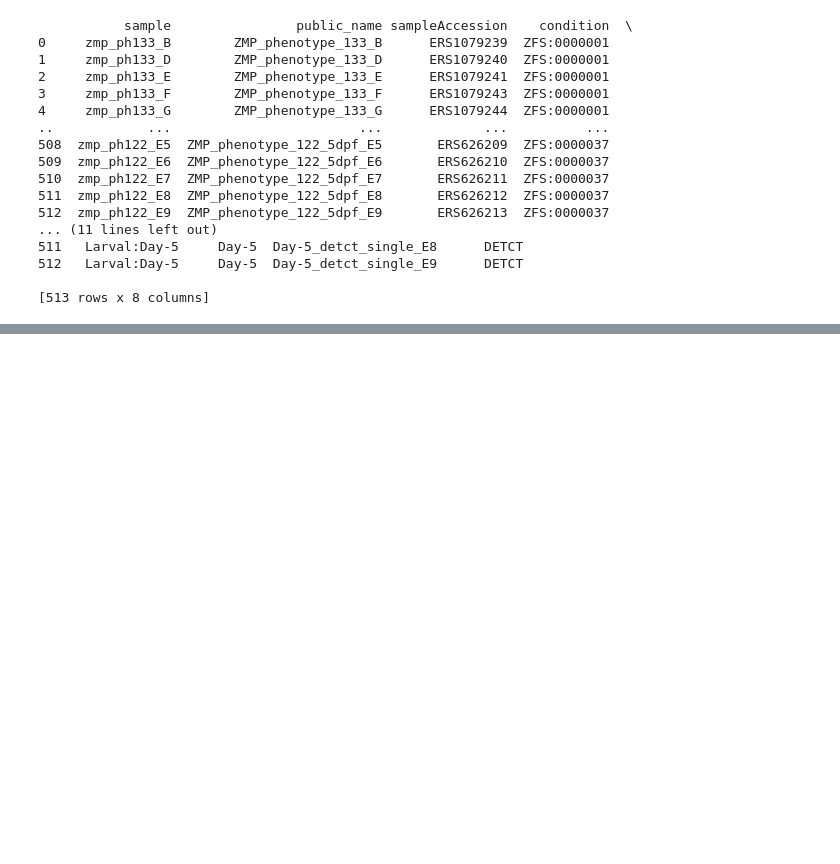
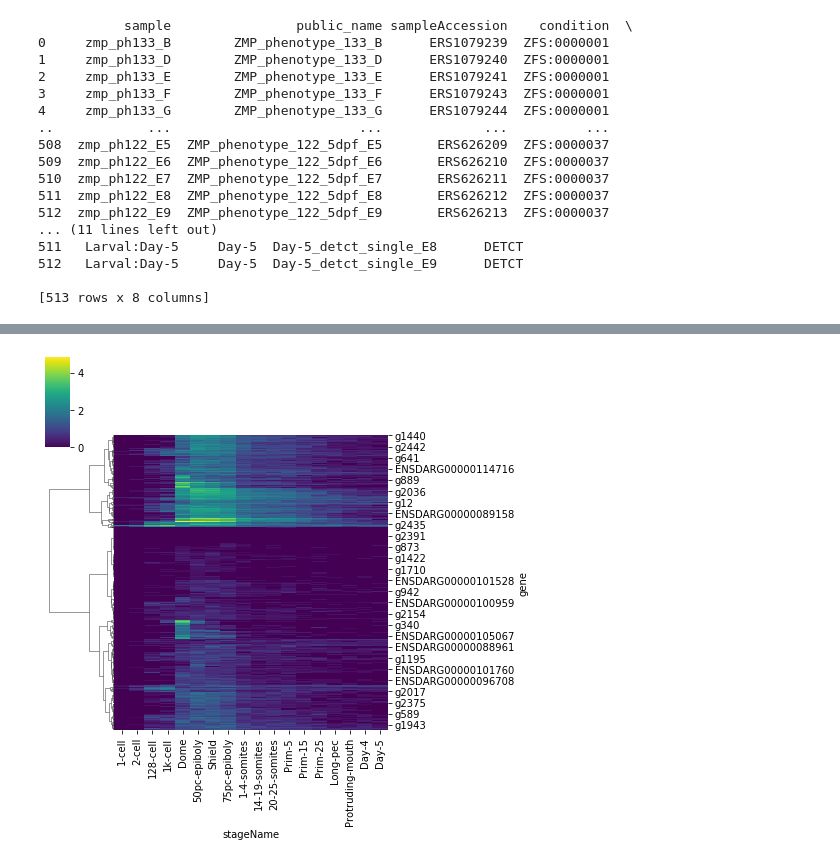
Before and after one commit to jonathan-wells/finz-znf, a Jupyter notebook: analysis/expression.ipynb, the cells around one changed output, grey strips where cells are left out. Saved outputs shown, nothing was run; the diff lists cells and outputs as text; code cells hidden in the pictures; blank space fills up the shorter version.

```diff
--- a/analysis/expression.ipynb
+++ b/analysis/expression.ipynb
@@ -159,0 +172,21 @@ plt.show()
+# %%
+finz_matrix = tpm_df.loc[tpm_df['gene'].isin(finz)].set_index('gene')
+finz_matrix['tpm1'] = np.log(finz_matrix['tpm'] + 1)
+finz_matrix = finz_matrix[['tpm1', 'stageName']]
+finz_matrix = finz_matrix.pivot(columns='stageName', values='tpm1')
+# %%
+fig = sns.clustermap(data=finz_matrix,
+                     cmap="viridis",
+                     col_cluster=False,
+#                      metric='euclidean',
+                     method='ward',
+                     figsize=(7, 7))
+plt.show()
+
+nclusts = 2
+clusters = {}
+for pair in zip(cluster.hierarchy.cut_tree(fig.dendrogram_row.linkage, nclusts), fig.dendrogram_row.reordered_ind):
+    clusters[finz_matrix.index[pair[1]]] = pair[0][0]
+tpm_df['cluster'] = tpm_df['gene'].apply(clusters.get)
+# %% [output]
+[figure, added]
```
Also changed, not shown: parts of 17 cells of this notebook, 3 other files.
